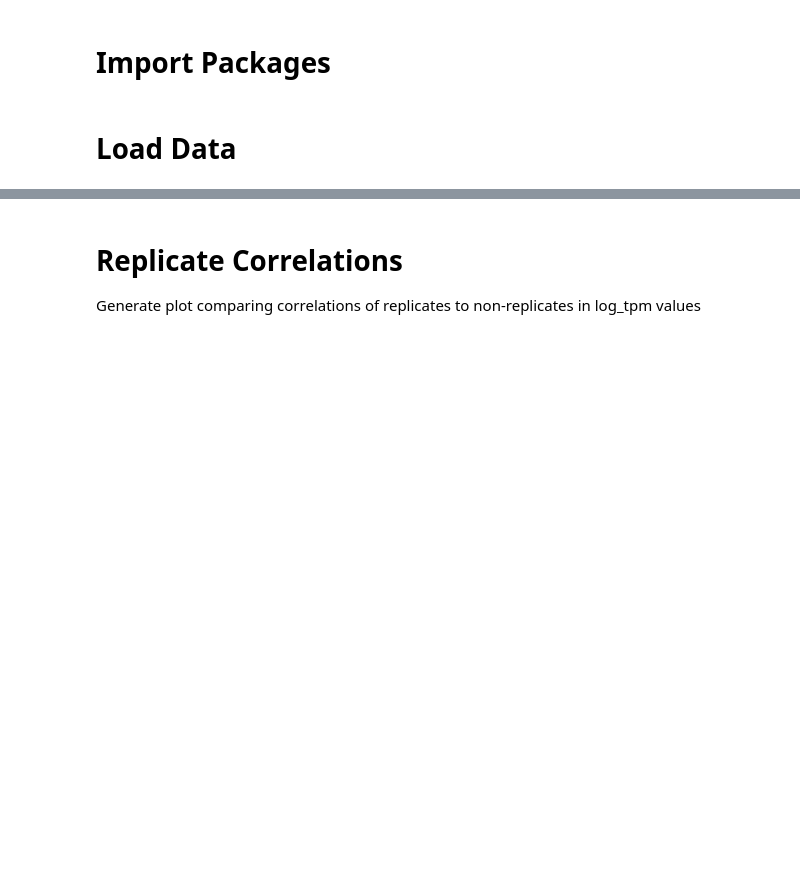
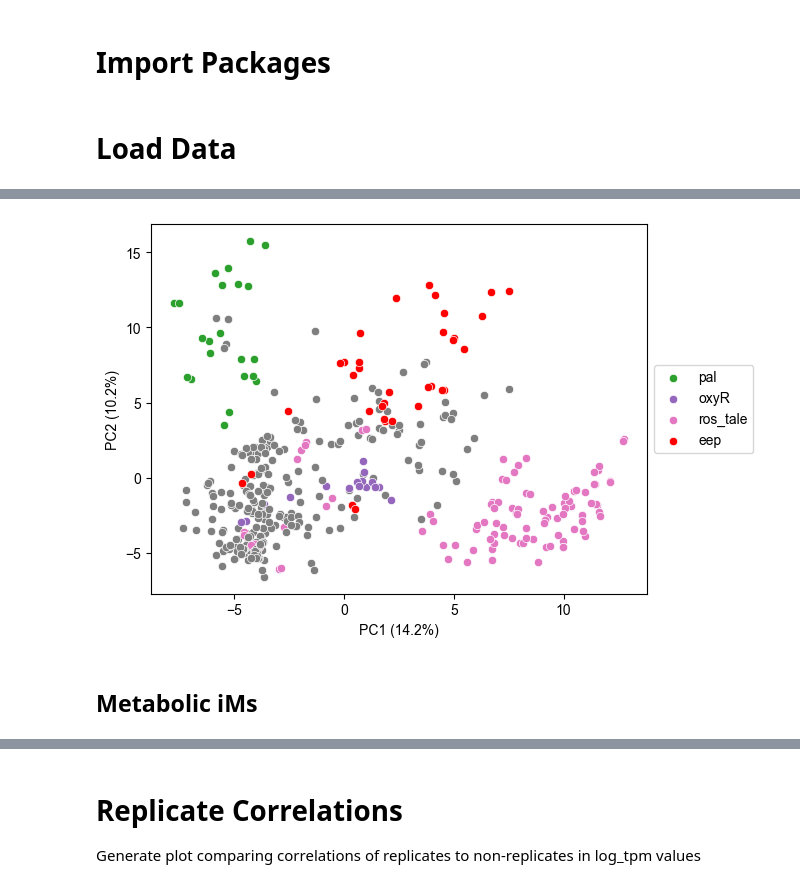
Before and after one commit to SBRG/precise1k, a Jupyter notebook: notebooks/precise1k/fig__investigate_expression.ipynb, the cells around one changed output, grey strips where cells are left out. Cells and saved outputs as stored; diff of their text form; code cells hidden in the pictures; blank space fills up the shorter version.

```diff
--- a/notebooks/precise1k/fig__investigate_expression.ipynb
+++ b/notebooks/precise1k/fig__investigate_expression.ipynb
@@ -44,0 +89,6 @@ log_tpm = pd.read_csv(os.path.join(P1K_PATH, 'log_tpm_qc.csv'), index_col=0)
+# %%
+with open('/Users/cam/Downloads/df_core_complete.pickle', 'rb') as f:
+    core_df = pickle.load(f)
+
+with open('/Users/cam/Downloads/df_eggnog_core_complete.pickle', 'rb') as f:
+    core_metab_df = pickle.load(f)
@@ -44,0 +185,22 @@ log_tpm = pd.read_csv(os.path.join(P1K_PATH, 'log_tpm_qc.csv'), index_col=0)
+# %%
+_, ax = plt.subplots()
+
+extra = list(plt.get_cmap('tab20').colors) + ['red']
+proj_to_col = dict(zip(p1k_sample_table.loc[ale_idx]['project'].unique(), extra))
+
+for proj, col in proj_to_col.items():
+    proj_idx = list(set(p1k_sample_table[p1k_sample_table['project'] == proj].index).intersection(ale_idx))
+    if proj in ['pal', 'oxyR', 'ros_tale', 'eep']:
+        sns.scatterplot(x=DF_weights.loc[proj_idx][0], y=DF_weights.loc[proj_idx][1], c=[col], label=proj, ax=ax)
+    else:
+        sns.scatterplot(x=DF_weights.loc[proj_idx][0], y=DF_weights.loc[proj_idx][1], c='tab:gray', ax=ax)
+
+ax.legend(bbox_to_anchor=(1, 0.5), loc='center left')
+ax.set_xlabel(f'PC1 ({pca_ale.explained_variance_ratio_[0]*100:.1f}%)')
+ax.set_ylabel(f'PC2 ({pca_ale.explained_variance_ratio_[1]*100:.1f}%)')
+
+plt.savefig('/Users/cam/Downloads/pca_ale.pdf', dpi = 600, bbox_inches = 'tight')
+# %% [output]
+[figure, added]
+# %% [markdown]
+## Metabolic iMs
```
Also changed, not shown: parts of 62 cells of this notebook, 18 other files.
